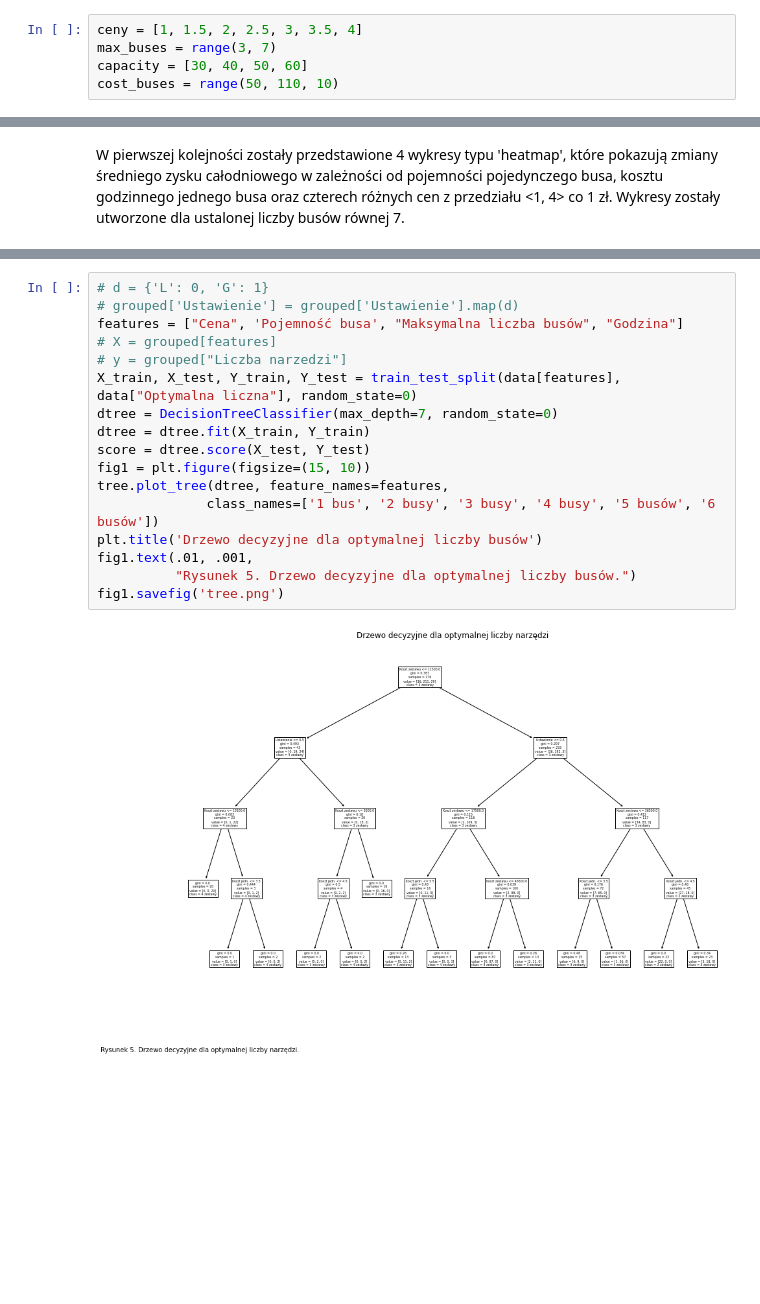
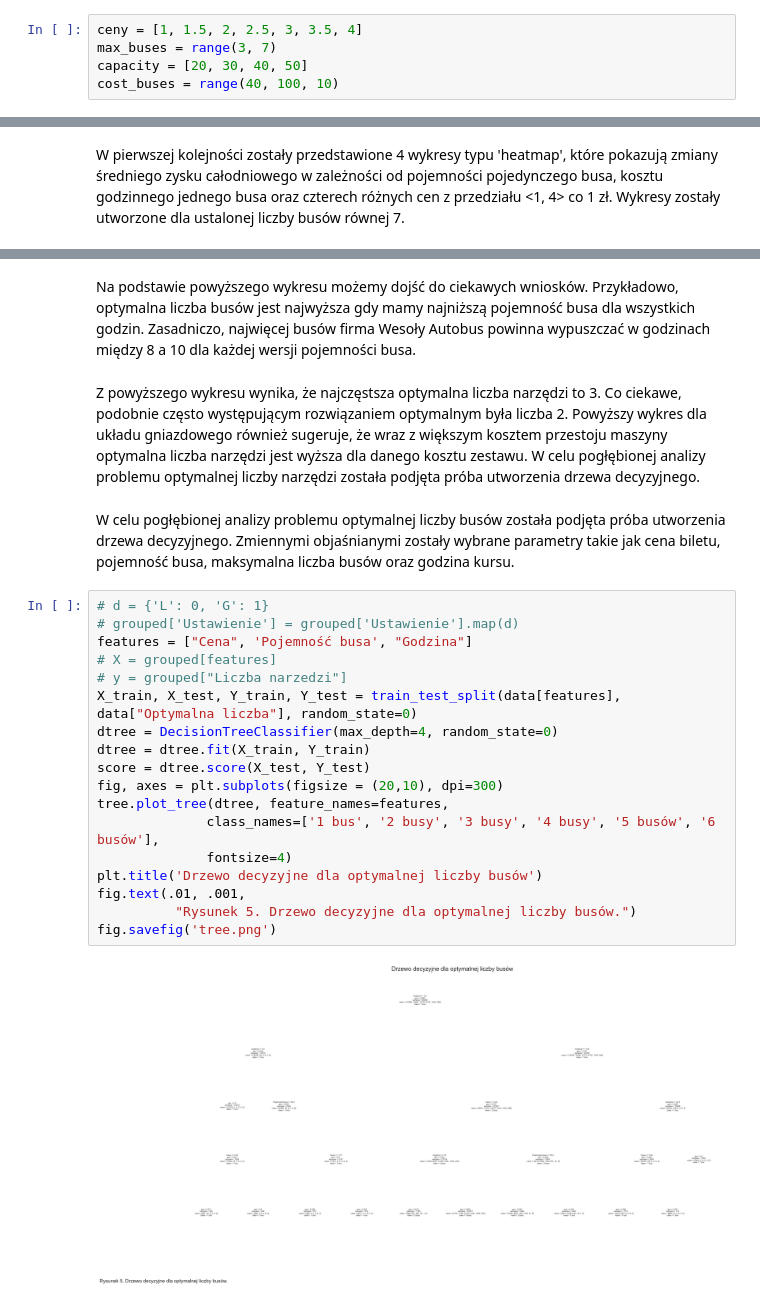
Before and after one commit to fmordarski/Passengers-simulation, a Jupyter notebook: Raport_MZK.ipynb, the cells around one changed output, grey strips where cells are left out. Drawn from its saved outputs; the diff is of its cells as text; blank space fills up the shorter version.

Commit message:
tree final

```diff
--- a/Raport_MZK.ipynb
+++ b/Raport_MZK.ipynb
@@ -739,8 +739,8 @@ Do analizy przyjęto różne zakresy parametrów. Poniżej przedstawiono analizo
 # %%
 ceny = [1, 1.5, 2, 2.5, 3, 3.5, 4]
 max_buses = range(3, 7)
-capacity = [30, 40, 50, 60]
-cost_buses = range(50, 110, 10)
+capacity = [20, 30, 40, 50]
+cost_buses = range(40, 100, 10)
 # %%
 data = pd.DataFrame()
 for cena in ceny:
@@ -827,19 +809,26 @@ Text(0.01, 0.001, 'Rysunek 2. Optymalna liczba busów dla danej godziny w zależ
+# %% [markdown]
+Na podstawie powyższego wykresu możemy dojść do ciekawych wniosków. Przykładowo, optymalna liczba busów jest najwyższa gdy mamy najniższą pojemność busa dla wszystkich godzin. Zasadniczo, najwięcej busów firma Wesoły Autobus powinna wypuszczać w godzinach między 8 a 10 dla każdej wersji pojemności busa.
+# %% [markdown]
+Z powyższego wykresu wynika, że najczęstsza optymalna liczba narzędzi to 3. Co ciekawe, podobnie często występującym rozwiązaniem optymalnym była liczba 2. Powyższy wykres dla układu gniazdowego również sugeruje, że wraz z większym kosztem przestoju maszyny optymalna liczba narzędzi jest wyższa dla danego kosztu zestawu. W celu pogłębionej analizy problemu optymalnej liczby narzędzi została podjęta próba utworzenia drzewa decyzyjnego.
+# %% [markdown]
+ W celu pogłębionej analizy problemu optymalnej liczby busów została podjęta próba utworzenia drzewa decyzyjnego. Zmiennymi objaśnianymi zostały wybrane parametry takie jak cena biletu, pojemność busa, maksymalna liczba busów oraz godzina kursu.
 # %%
 # d = {'L': 0, 'G': 1}
 # grouped['Ustawienie'] = grouped['Ustawienie'].map(d)
-features = ["Cena", 'Pojemność busa', "Maksymalna liczba busów", "Godzina"]
+features = ["Cena", 'Pojemność busa', "Godzina"]
 # X = grouped[features]
 # y = grouped["Liczba narzedzi"]
-X_train, X_test, Y_train, Y_test = train_test_split(data[features], data["Optymalna liczna"], random_state=0)
-dtree = DecisionTreeClassifier(max_depth=7, random_state=0)
+X_train, X_test, Y_train, Y_test = train_test_split(data[features], data["Optymalna liczba"], random_state=0)
+dtree = DecisionTreeClassifier(max_depth=4, random_state=0)
 dtree = dtree.fit(X_train, Y_train)
 score = dtree.score(X_test, Y_test)
-fig1 = plt.figure(figsize=(15, 10))
+fig, axes = plt.subplots(figsize = (20,10), dpi=300)
 tree.plot_tree(dtree, feature_names=features,
-              class_names=['1 bus', '2 busy', '3 busy', '4 busy', '5 busów', '6 busów'])
+              class_names=['1 bus', '2 busy', '3 busy', '4 busy', '5 busów', '6 busów'],
+              fontsize=4)
 plt.title('Drzewo decyzyjne dla optymalnej liczby busów')
-fig1.text(.01, .001,
+fig.text(.01, .001,
           "Rysunek 5. Drzewo decyzyjne dla optymalnej liczby busów.")
-fig1.savefig('tree.png')
+fig.savefig('tree.png')
 # %% [output]
-[figure, old version]
+[figure, new version]
```
Also changed, not shown: parts of 6 cells of this notebook.
